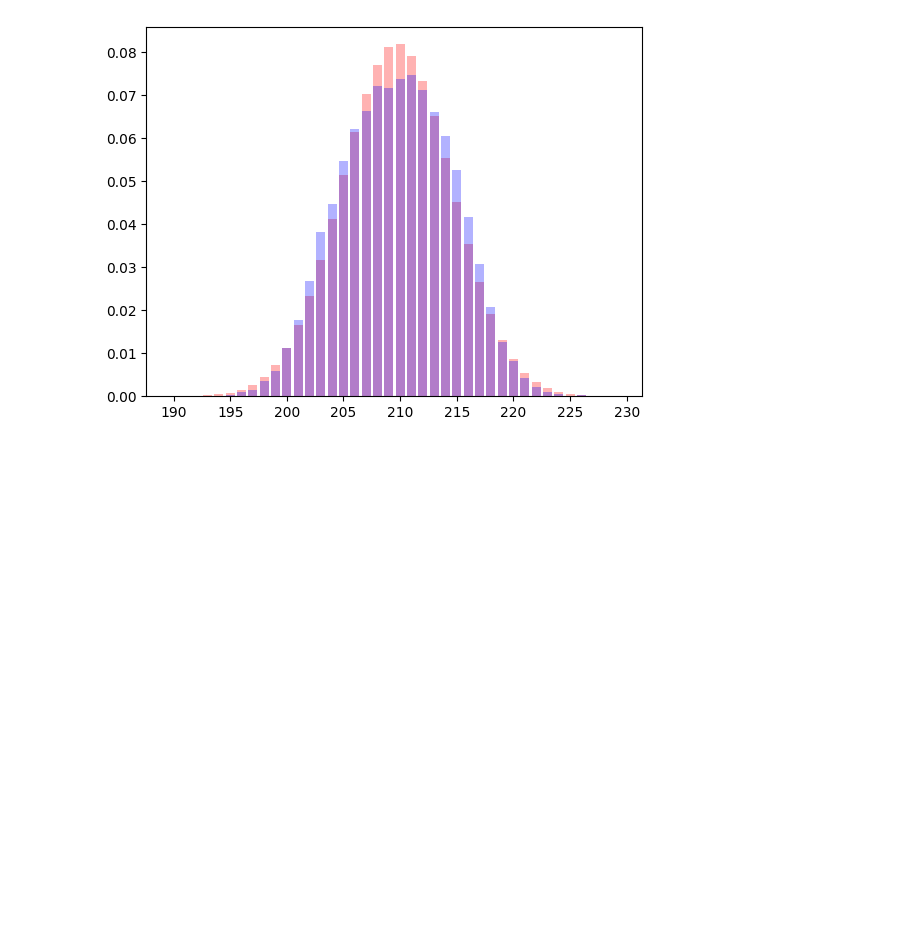
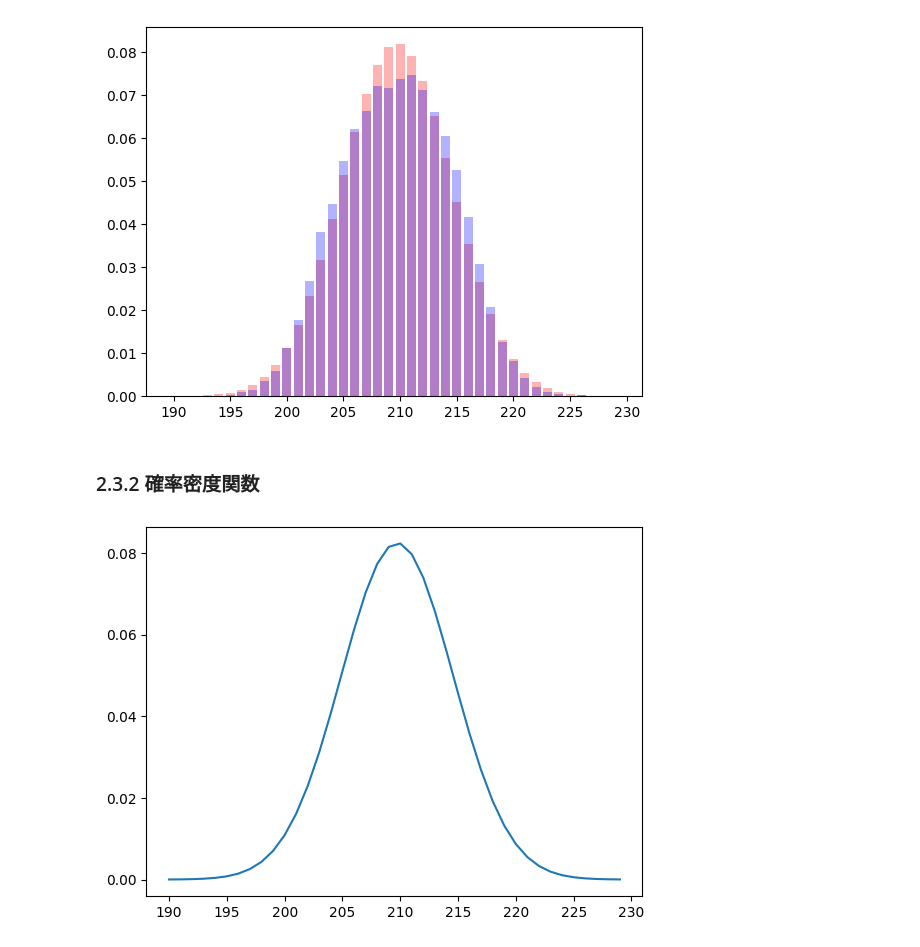
Before and after one commit to akr35/lnpr, a Jupyter notebook: section_sensor/lidar_200.ipynb, the cells around one changed output. Saved outputs shown, nothing was run; the diff lists cells and outputs as text; code cells hidden in the pictures; blank space fills up the shorter version.

```diff
--- a/section_sensor/lidar_200.ipynb
+++ b/section_sensor/lidar_200.ipynb
@@ -147,3 +148,15 @@ plt.bar(f.index, f.values, color='blue',alpha=0.3)
 plt.show()
 # %% [output]
 [figure]
+# %% [markdown]
+### 2.3.2 確率密度関数
+# %%
+from scipy.stats import norm
+
+zs = range(190, 230)
+ys = [norm.pdf(z, mean, pandas_stddev) for z in zs]
+
+plt.plot(zs, ys)
+plt.show()
+# %% [output]
+[figure, added]
```
Also changed, not shown: parts of 5 cells of this notebook, 1 other file.
